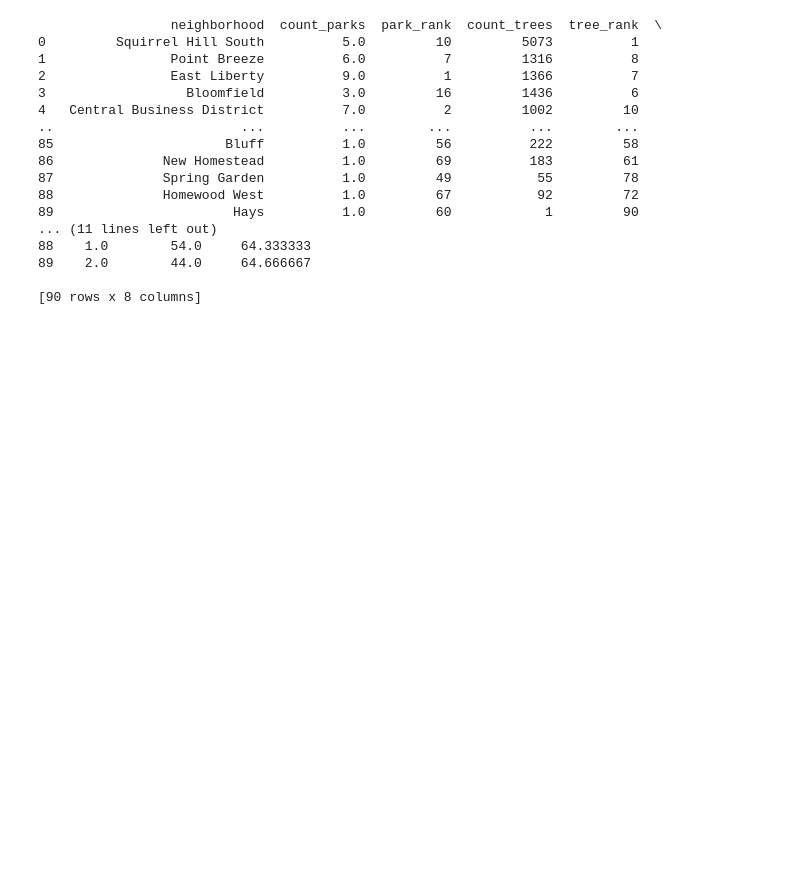
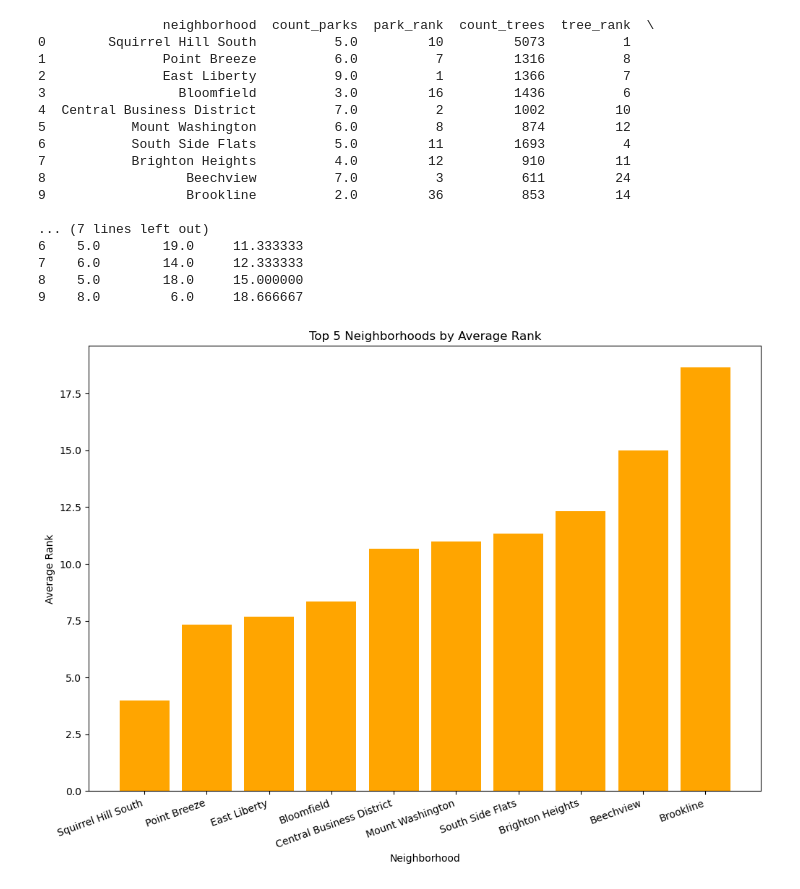
Before and after one commit to cjreams2005/Final-Project, a Jupyter notebook: group_52_final_notebook.ipynb, the cells around one changed output. Cells and saved outputs as stored; diff of their text form; code cells hidden in the pictures; blank space fills up the shorter version.

```diff
--- a/group_52_final_notebook.ipynb
+++ b/group_52_final_notebook.ipynb
@@ -6,35 +122,47 @@ sorted_water = pd.read_csv("final_metrics/sorted_water_counts_by_neighborhood.cs
 # %%
 sorted_parks['park_rank'] = sorted_parks.index + 1
 sorted_trees['tree_rank'] = sorted_trees.index + 1
 sorted_water['water_rank'] = sorted_water.index + 1
 combined_ranks = sorted_parks.merge(sorted_trees[['neighborhood', 'count', 'tree_rank']], on='neighborhood', how='outer', suffixes=('_parks', '_trees')
 )
 combined_ranks = combined_ranks.merge(sorted_water[['neighborhood', 'count', 'water_rank']], on='neighborhood', how='outer', suffixes=('', '_water')
 )
 combined_ranks = combined_ranks.fillna({'park_rank': 0, 'tree_rank': 0, 'water_rank': 0, 'counts_parks': 0, 'counts_trees': 0, 'counts': 0})
 
 combined_ranks['average_rank'] = (combined_ranks['park_rank'] + combined_ranks['tree_rank'] + combined_ranks['water_rank']) / 3
 
 combined_ranks_sorted = combined_ranks.sort_values(by='average_rank').reset_index(drop=True)
 
 file_path = "final_metrics/combined_average_rankings_by_neighborhood.csv"
 combined_ranks_sorted.to_csv(file_path, index=False)
-print(combined_ranks_sorted)
+top_10 = combined_ranks_sorted.head(10)
+
+print(top_10)
+
+plt.figure(figsize=(12, 8))
+plt.bar(top_10['neighborhood'], top_10['average_rank'],  color='orange')
+plt.title('Top 5 Neighborhoods by Average Rank')
+plt.xlabel('Neighborhood')
+plt.ylabel('Average Rank')
+plt.xticks(rotation=20, ha='right')
+
+plt.show()
 # %% [output]
-                 neighborhood  count_parks  park_rank  count_trees  tree_rank  \
-0         Squirrel Hill South          5.0         10         5073          1
-1                Point Breeze          6.0          7         1316          8
-2                East Liberty          9.0          1         1366          7
-3                  Bloomfield          3.0         16         1436          6
-4   Central Business District          7.0          2         1002         10
-..                        ...          ...        ...          ...        ...
-85                      Bluff          1.0         56          222         58
-86              New Homestead          1.0         69          183         61
-87              Spring Garden          1.0         49           55         78
-88              Homewood West          1.0         67           92         72
-89                       Hays          1.0         60            1         90
-... (11 lines left out)
-88    1.0        54.0     64.333333
-89    2.0        44.0     64.666667
+                neighborhood  count_parks  park_rank  count_trees  tree_rank  \
+0        Squirrel Hill South          5.0         10         5073          1
+1               Point Breeze          6.0          7         1316          8
+2               East Liberty          9.0          1         1366          7
+3                 Bloomfield          3.0         16         1436          6
+4  Central Business District          7.0          2         1002         10
+5           Mount Washington          6.0          8          874         12
+6           South Side Flats          5.0         11         1693          4
+7           Brighton Heights          4.0         12          910         11
+8                  Beechview          7.0          3          611         24
+9                  Brookline          2.0         36          853         14
 
-[90 rows x 8 columns]
+... (7 lines left out)
+6    5.0        19.0     11.333333
+7    6.0        14.0     12.333333
+8    5.0        18.0     15.000000
+9    8.0         6.0     18.666667
+[figure, added]
```
Also changed, not shown: parts of 8 cells of this notebook, 4 other files.
